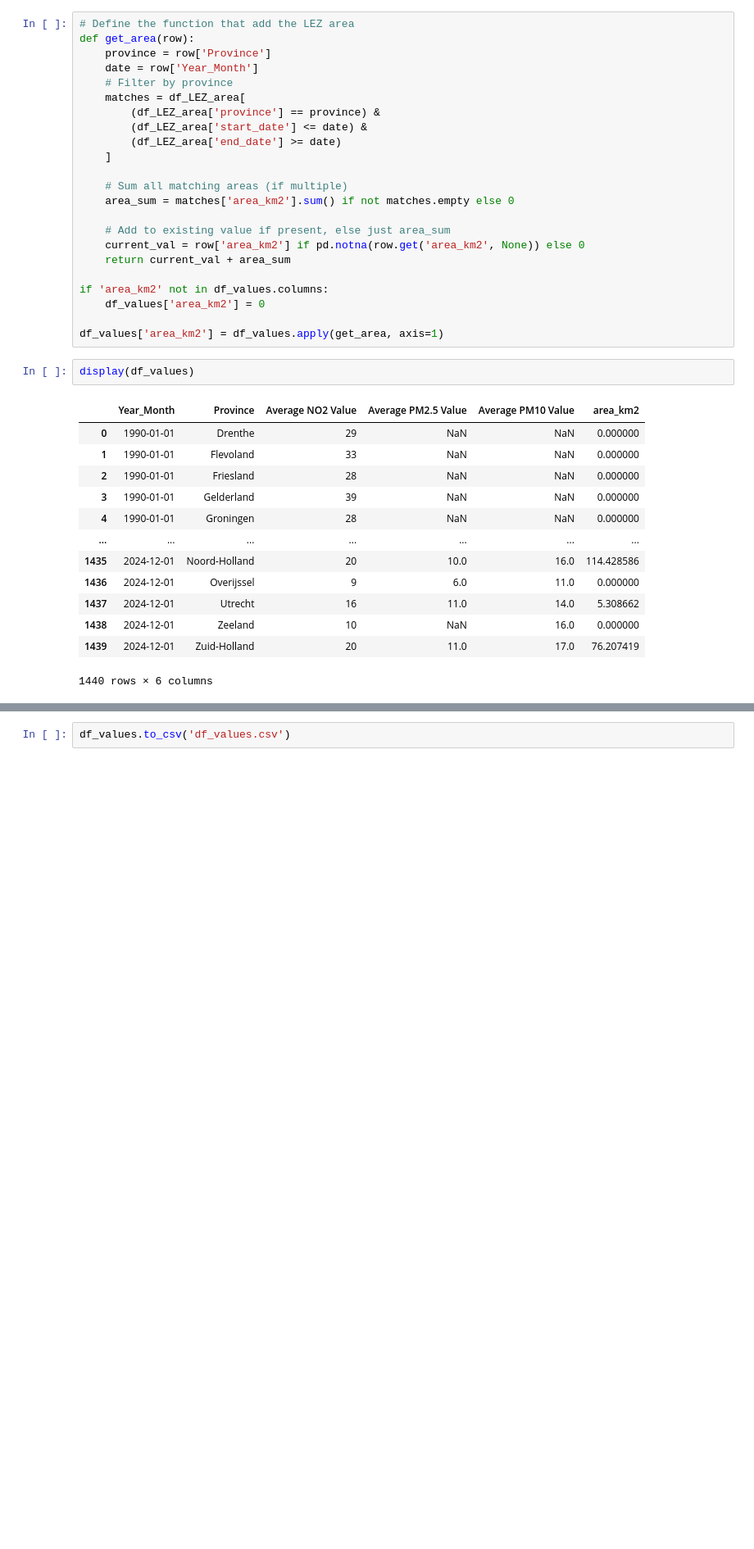
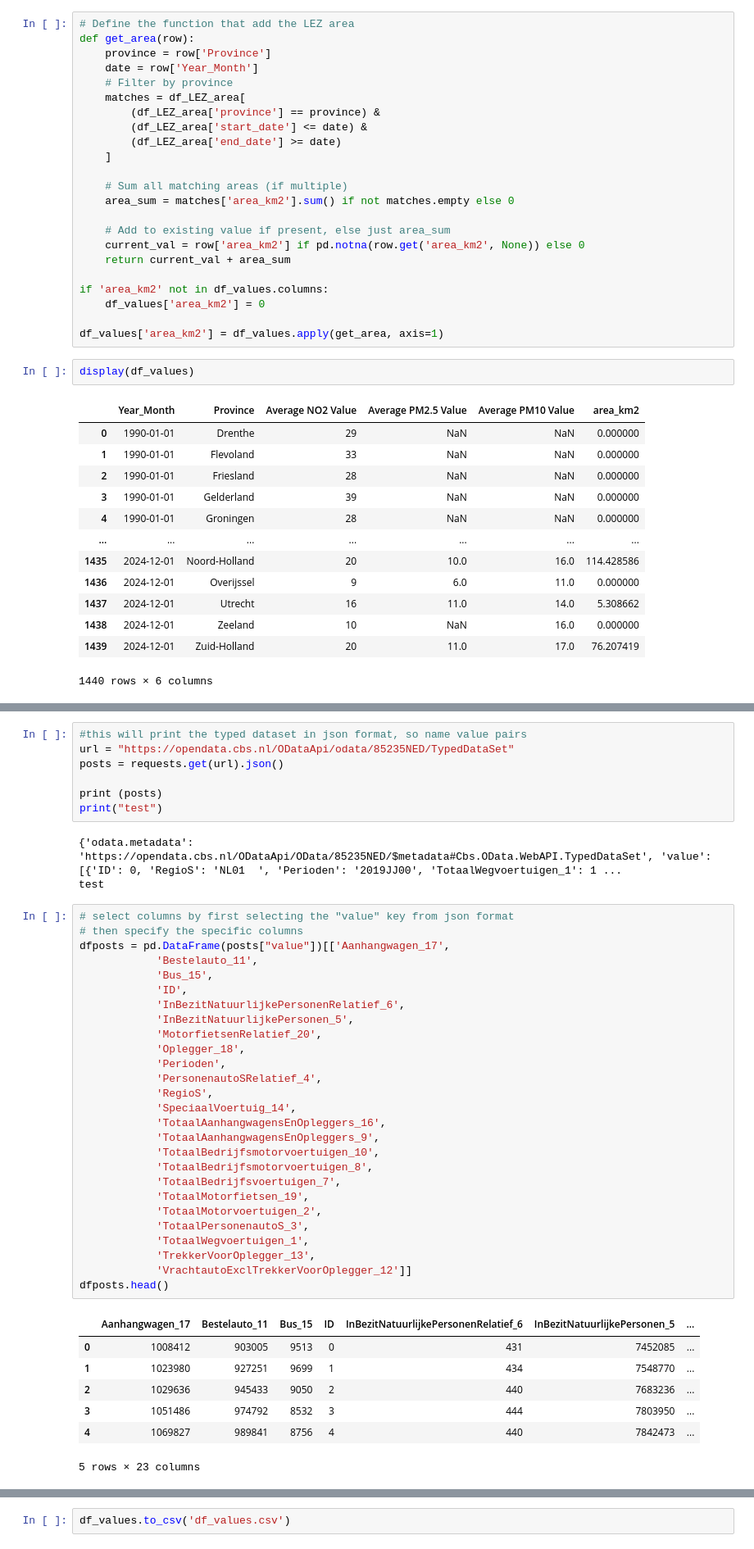
Before and after one commit to R-Zaid/DSS-project, a Jupyter notebook: main/LEZ_Area.ipynb, the cells around one changed output, grey strips where cells are left out. Shown at 82% size. Drawn from its saved outputs; the diff is of its cells as text; blank space fills up the shorter version.

```diff
--- a/main/LEZ_Area.ipynb
+++ b/main/LEZ_Area.ipynb
@@ -84,0 +131,45 @@ display(df_values)
+# %%
+#this will print the typed dataset in json format, so name value pairs
+url = "https://opendata.cbs.nl/ODataApi/odata/85235NED/TypedDataSet"
+posts = requests.get(url).json()
+
+print (posts)
+print("test")
+# %% [output]
+{'odata.metadata': 'https://opendata.cbs.nl/ODataApi/OData/85235NED/$metadata#Cbs.OData.WebAPI.TypedDataSet', 'value': [{'ID': 0, 'RegioS': 'NL01  ', 'Perioden': '2019JJ00', 'TotaalWegvoertuigen_1': 1 ...
+test
+# %%
+# select columns by first selecting the "value" key from json format
+# then specify the specific columns
+dfposts = pd.DataFrame(posts["value"])[['Aanhangwagen_17',
+            'Bestelauto_11',
+            'Bus_15',
+            'ID',
+            'InBezitNatuurlijkePersonenRelatief_6',
+            'InBezitNatuurlijkePersonen_5',
+            'MotorfietsenRelatief_20',
+            'Oplegger_18',
+            'Perioden',
+            'PersonenautoSRelatief_4',
+            'RegioS',
+            'SpeciaalVoertuig_14',
+            'TotaalAanhangwagensEnOpleggers_16',
+            'TotaalAanhangwagensEnOpleggers_9',
+            'TotaalBedrijfsmotorvoertuigen_10',
+            'TotaalBedrijfsmotorvoertuigen_8',
+            'TotaalBedrijfsvoertuigen_7',
+            'TotaalMotorfietsen_19',
+            'TotaalMotorvoertuigen_2',
+            'TotaalPersonenautoS_3',
+            'TotaalWegvoertuigen_1',
+            'TrekkerVoorOplegger_13',
+            'VrachtautoExclTrekkerVoorOplegger_12']]
+dfposts.head()
+# %% [output]
+|  | Aanhangwagen_17 | Bestelauto_11 | Bus_15 | ID | InBezitNatuurlijkePersonenRelatief_6 | InBezitNatuurlijkePersonen_5 | ... |
+| 0 | 1008412 | 903005 | 9513 | 0 | 431 | 7452085 | ... |
+| 1 | 1023980 | 927251 | 9699 | 1 | 434 | 7548770 | ... |
+| 2 | 1029636 | 945433 | 9050 | 2 | 440 | 7683236 | ... |
+| 3 | 1051486 | 974792 | 8532 | 3 | 444 | 7803950 | ... |
+| 4 | 1069827 | 989841 | 8756 | 4 | 440 | 7842473 | ... |
+5 rows × 23 columns
```
Also changed, not shown: parts of 11 cells of this notebook.
